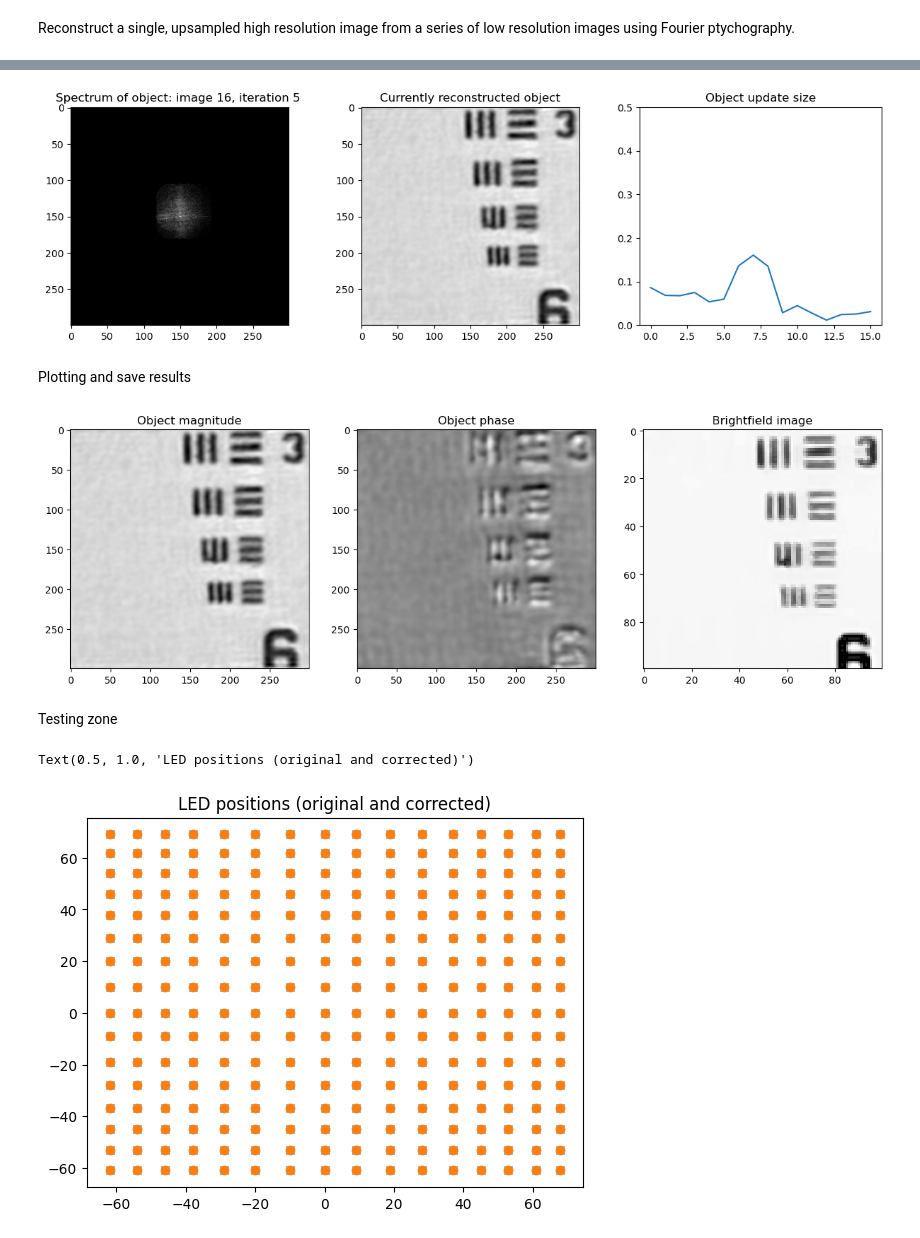
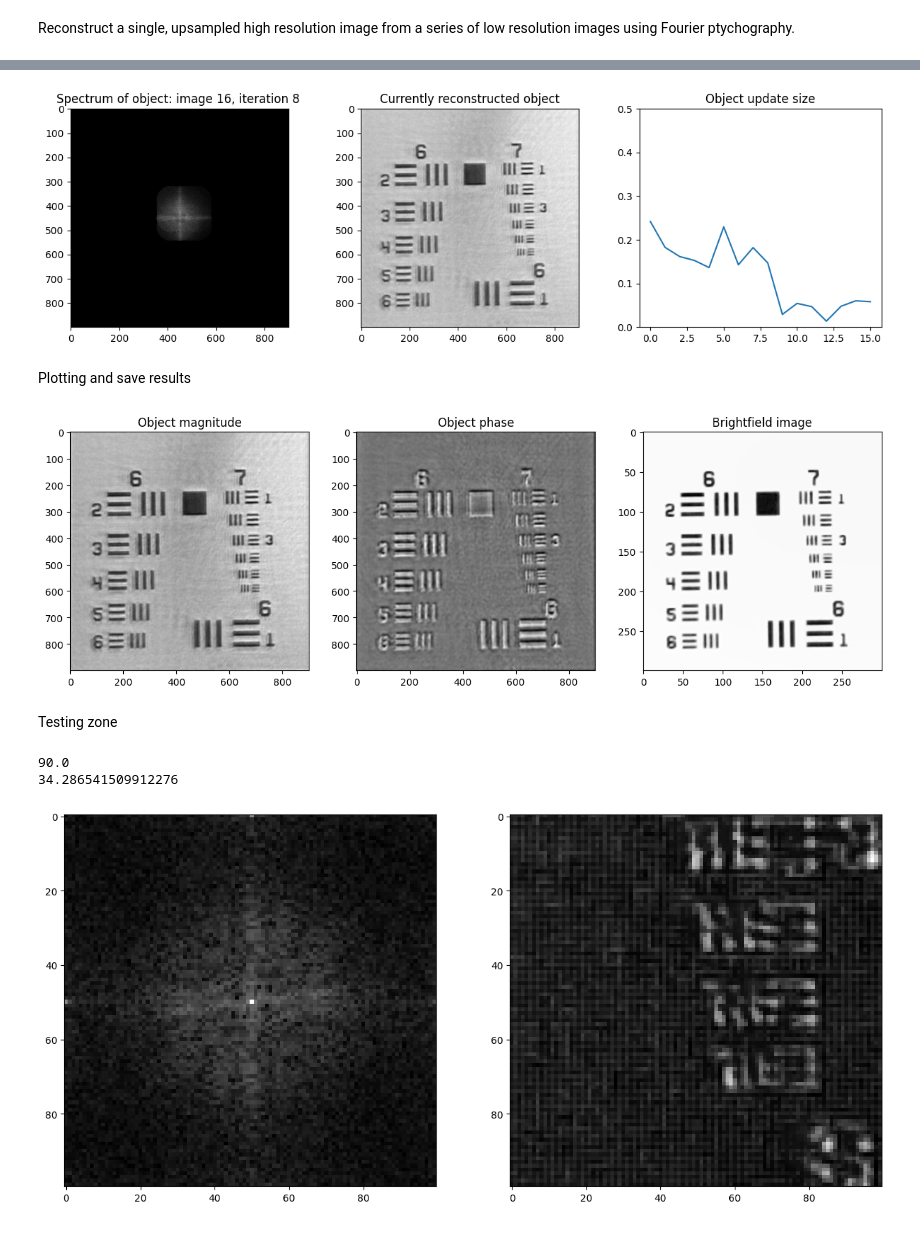
Before and after one commit to willtaylor072/Will_Taylor_FPM_4YP-main, a Jupyter notebook: reconstruction.ipynb, the cells around one changed output, grey strips where cells are left out. Drawn from its saved outputs; the diff is of its cells as text; code cells hidden in the pictures.

```diff
--- a/reconstruction.ipynb
+++ b/reconstruction.ipynb
@@ -388,11 +393,11 @@ def reconstruct(images, kx, ky, obj, pupil, options):
 ## Main FPM reconstruction. Set up for square, grayscale images
 
 # Load image data into an array
-data_path = 'data/usaf_2'
+data_path = 'data/usaf_best'
 grid_size = 4 # 1 -> 16, determines how many images to reconstruct with, beyond 12x12 grid images are mostly useless
-img_size = 100 # Size of low res image (original or crop)
-crop_x = 160 # From left
-crop_y = 100 # From top
+img_size = 300 # Size of low res image (original or crop)
+crop_x = 0 # From left
+crop_y = 0 # From top
 
 num_images = grid_size**2
 images = np.zeros((img_size,img_size,num_images)) # Initialise array for storing images
@@ -401,7 +406,9 @@ brightfield = brightfield[crop_y:crop_y+img_size,crop_x:crop_x+img_size] # Crop
 
 for i in range(num_images): # ~ 2s to load all 256 images into array
     filename = os.path.join(data_path, f'image_{i}.png') # Construct path
-    img = np.array(Image.open(filename))/256 # Open image and convert to array, with data range 0-1
+    img = np.array(Image.open(filename))/255 # Open image and scale range to 0-1
+    # img = img - np.min(img) # Normalise
+    # img = img / np.max(img)
     img = img[crop_y:crop_y+img_size,crop_x:crop_x+img_size] # Crop
     images[:,:,i] = img
 
@@ -415,8 +422,8 @@ PIX_SIZE = 1090e-9 # Pixel size on object plane, m, 1090nm for 3D printed micros
 WLENGTH = 550e-9 # Central wavelength of LED light, m
 
 # Derived variables
-F_CUTOFF = 2*NA/WLENGTH # Highest spatial frequency we can resolve in the optical system due to diffraction, lp/m
-F_SAMPLING = 1/PIX_SIZE # Sampling frequency (based on sensor pixel size and magnification), lp/m
+f_cutoff = 2*NA/WLENGTH # Highest spatial frequency we can resolve in the optical system due to diffraction, lp/m
+f_sampling = 1/PIX_SIZE # Sampling frequency (based on sensor pixel size and magnification), lp/m
 x_abs = (x_coords - x_coords[0])*LED_P # x distances of LEDs from center LED
 y_abs = (y_coords - y_coords[0])*LED_P # y distances of LEDs from center LED
 
@@ -426,7 +433,7 @@ obj_size = calculate_object_size(img_size, grid_size, LED2SAMPLE, LED_P, NA, WLE
 
 # Initial pupil function (binary mask)
 # Nyquist sampling criterion: sampling_ratio >2 -> oversampling, sampling_ratio <2 -> undersampling (aliasing may occur)
-sampling_ratio = F_SAMPLING / F_CUTOFF
+sampling_ratio = f_sampling / f_cutoff
 # x,y is our normalised frequency domain for the images, cutoff frequency = 1 (both x and y)
 x,y = np.meshgrid(np.linspace(-sampling_ratio,sampling_ratio,img_size), np.linspace(-sampling_ratio,sampling_ratio,img_size))
 theta,r = np.arctan2(y,x), np.sqrt(x**2 + y**2) # Polar coordinates
@@ -443,17 +450,18 @@ obj = np.pad(F_img,pad_width,'constant',constant_values=0) # Initial object in
 
 # Set parameters for reconstruction algorithm
 options = {
-    'max_iter': 5, # Number of iterations
-    'alpha': 5, # Regularisation parameter, <10, DOES make a difference, 5 seems good for most cases
+    'max_iter': 8, # Number of iterations
+    'alpha': 6, # Regularisation parameter, <10, DOES make a difference, 5 seems good for most cases
     'beta': 1, # Regularisation parameter, >0, not important
     'plot_mode': 2, # 0, off; 1, plot every image; 2, plot every iteration
     'quality_threshold': 0, # Will only use images with dynamic range greater than this (set to 0 to use all images)
+    'moderator_on': False, # Will reduce impact on object update from low information images (helps stability)
     'LED_correction': 0, # 0, off; 1, accurate; 2, fast (not working)
 }
 
-# Reconstruction with calculated kx and ky (quickstart)
-kx,ky = calculate_fourier_positions(x_abs, y_abs, LED2SAMPLE, WLENGTH, PIX_SIZE, img_size)
-rec_obj,rec_pupil,_,_ = reconstruct(images, kx, ky, obj, pupil, options)
+# # Reconstruction with calculated kx and ky (quickstart)
+# kx,ky = calculate_fourier_positions(x_abs, y_abs, LED2SAMPLE, WLENGTH, PIX_SIZE, img_size)
+# rec_obj,rec_pupil,_,_ = reconstruct(images, kx, ky, obj, pupil, options)
 
 # # Reconstruction with LED correction to find optimal kx and ky
 # options = {
@@ -462,6 +470,7 @@ rec_obj,rec_pupil,_,_ = reconstruct(images, kx, ky, obj, pupil, options)
 #     'beta': 1, # Regularisation parameter, >0, not important
 #     'plot_mode': 0, # 0, off; 1, plot every image; 2, plot every iteration
 #     'quality_threshold': 0, # Will only use images with dynamic range greater than this (set to 0 to use all images)
+#     'moderator_on': False, # Will reduce impact on object update from low information images (helps stability)
 #     'LED_correction': 1, # 0, off; 1, accurate; 2, fast (not working)
 # }
 # kx,ky = calculate_fourier_positions(x_abs, y_abs, LED2SAMPLE, WLENGTH, PIX_SIZE, img_size) # Initial guess for kx,ky
@@ -470,19 +479,19 @@ rec_obj,rec_pupil,_,_ = reconstruct(images, kx, ky, obj, pupil, options)
 # np.save(os.path.join(data_path,'ky_updated'),ky_updated)
 
 
-# # Reconstruction with loaded / optimal kx and ky (optimal values depend on crop size)
-# kx = np.load(os.path.join(data_path,'kx_updated.npy'))
-# ky = np.load(os.path.join(data_path,'ky_updated.npy'))
-# rec_obj,rec_pupil,_,_ = reconstruct(images, kx, ky, obj, pupil, options)
+# Reconstruction with loaded / optimal kx and ky (optimal values depend on crop size)
+kx = np.load(os.path.join(data_path,'kx_updated.npy'))
+ky = np.load(os.path.join(data_path,'ky_updated.npy'))
+rec_obj,rec_pupil,_,_ = reconstruct(images, kx, ky, obj, pupil, options)
 # %% [output]
-[figure, old version]
+[figure, new version]
 # %% [markdown]
 Plotting and save results
 # %%
 # Plot results
 fig, axes = plt.subplots(1, 3, figsize=(15,15))
 
-obj_mag = np.abs(rec_obj) # Magnitude
+obj_mag = np.abs(rec_obj)**2 # Magnitude - can increase contrast if necessary
 obj_arg = np.angle(rec_obj) # Phase
 
 axes[0].imshow(obj_mag,cmap='gray')
@@ -504,7 +513,7 @@ obj_mag.save('results/magnitude.png')
 # bf = Image.open(os.path.join(data_path,'brightfield.png'))
 # bf.save('results/brightfield.png')
 # %% [output]
-[figure, old version]
+[figure, new version]
 # %% [markdown]
 Testing zone
 # %%
@@ -513,13 +522,14 @@ Testing zone
 # plt.plot(kx_updated,ky_updated,'o') # Corrected LED positions
 # plt.title('LED positions (original and corrected)')
 
-# # Plot and inspect an image
-# img = images[:,:,1]
-# fig, axes = plt.subplots(1, 2, figsize=(15,15))
-# axes[0].imshow(np.log(np.abs(FT(img)) + 1), cmap='gray') # Show FT with log scale
+# Plot and inspect an image
+img = images[:,:,10]
+fig, axes = plt.subplots(1, 2, figsize=(15,15))
+axes[0].imshow(np.log(np.abs(FT(img)) + 1), cmap='gray') # Show FT with log scale
 # axes[1].imshow(img/np.max(img), cmap='gray') # Normalised image
-# print(np.max(img)*256 - np.min(img)*256) # Dynamic range of image
-# print(np.std(img)*1000) # Not a great metric due to small range
+axes[1].imshow(img, cmap='gray') # Regular image
+print(np.max(img)*256 - np.min(img)*256) # Dynamic range of image
+print(np.std(img)*1000) # Not a great metric due to small range
 
 # # Plot dynamic range vs image number
 # img_ranges = np.zeros(num_images)
@@ -540,32 +550,33 @@ Testing zone
 # plt.legend()
 # plt.show()
 
 # # Dynamic range heat map
 # threshold = 30 # Set to 0 to see every image in heatmap
 # # Initialize dynamic ranges and define a 2D grid size based on your x, y locations
 # img_ranges = np.zeros(num_images)
 # for i in range(num_images):
 #     img = images[:, :, i]
 #     max_val = np.max(img) * 256
 #     min_val = np.min(img) * 256
 #     img_ranges[i] = max_val - min_val  # Store the dynamic range for each image
 # # Create a 2D heatmap based on x, y coordinates
 # heatmap = np.zeros((np.max(y_coords)+1, np.max(x_coords)+1))
 # good_images = np.zeros(num_images) # At most will have num_images good images
 # for i in range(num_images):
 #     if img_ranges[i] >= threshold:
 #         heatmap[y_coords[i], x_coords[i]] = img_ranges[i]  # Assign the dynamic range value at (x, y)
 #         good_images[i] = i # Remember image number
 #     else:
 #         good_images[i] = None # Use none to avoid ambiguity with 0
 # print(good_images)
 # # Plot the heatmap
 # plt.imshow(heatmap, cmap='hot', origin='lower')
 # plt.colorbar(label='Dynamic Range')
 # plt.xlabel('X Coordinate')
 # plt.ylabel('Y Coordinate')
 # plt.title('Dynamic Range Heatmap')
 # plt.show()
 # %% [output]
-Text(0.5, 1.0, 'LED positions (original and corrected)')
+90.0
+34.286541509912276
-[figure, old version]
+[figure, new version]
```
Also changed, not shown: parts of 3 cells of this notebook, 23 other files.
